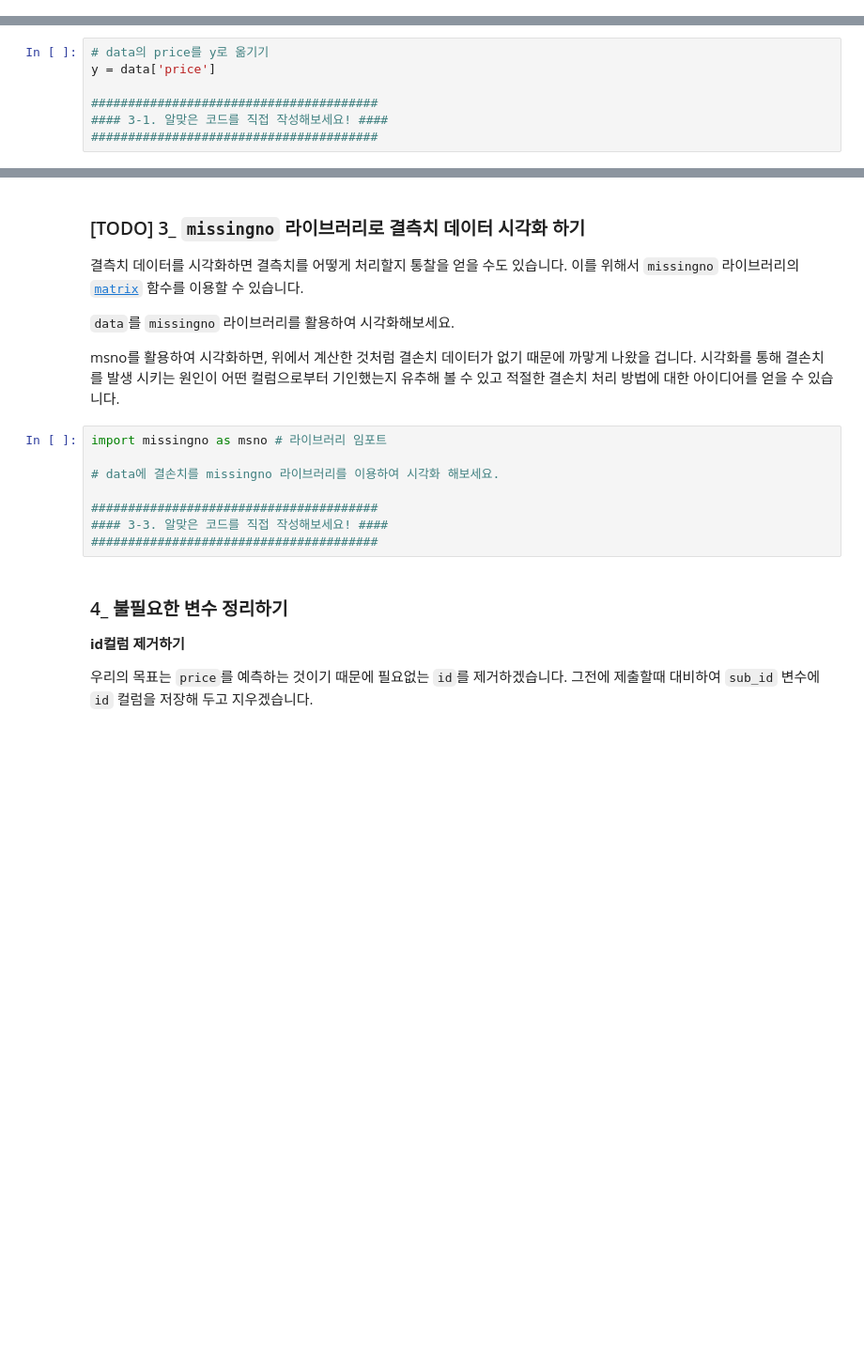
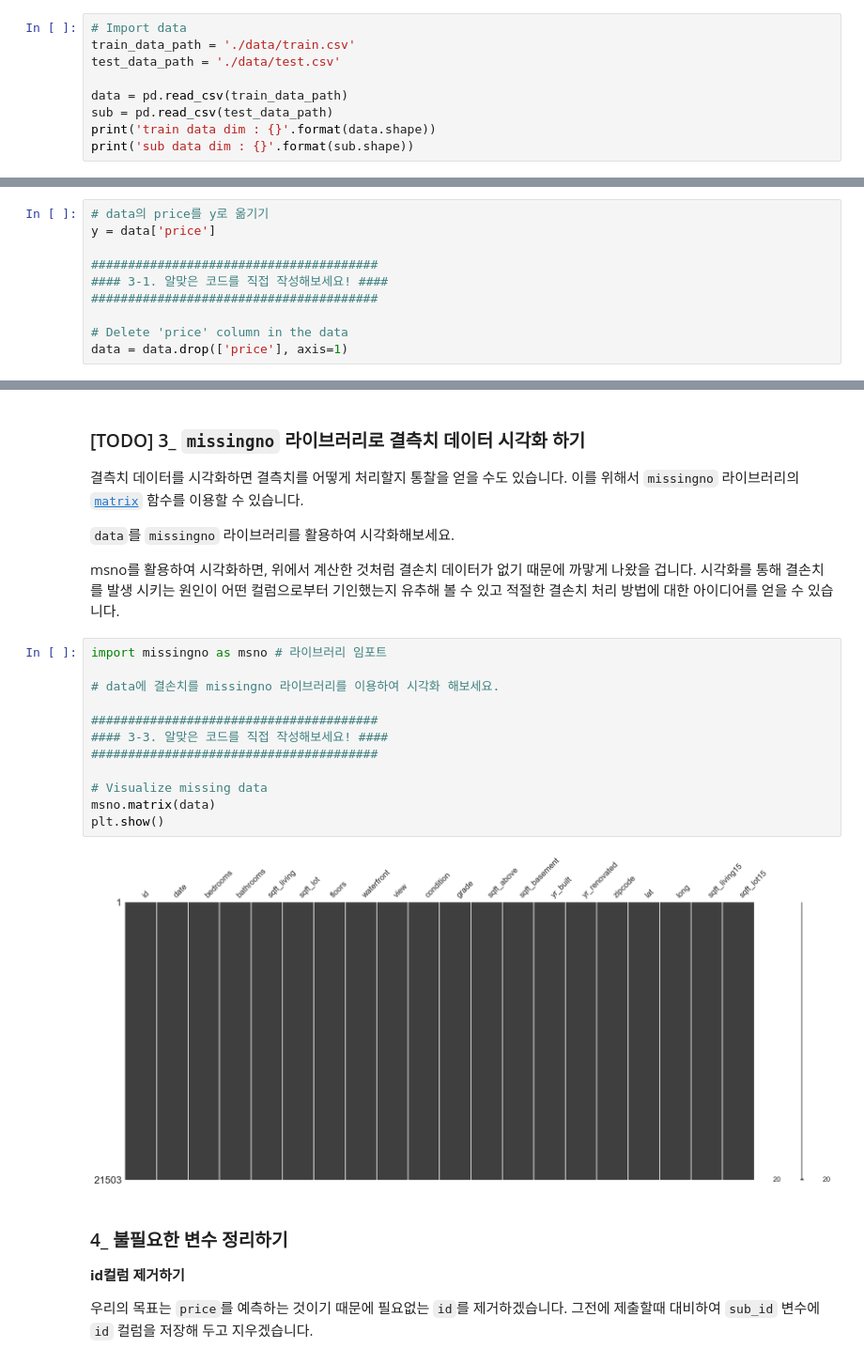
Before and after one commit to minsmis/NaverAI, a Jupyter notebook: notebooks/1주/7차시/3_캐글_EDA.ipynb, the cells around one changed output, grey strips where cells are left out. Shown at 94% size. Cells and saved outputs as stored; diff of their text form; blank space fills up the shorter version.

```diff
--- a/notebooks/1주/7차시/3_캐글_EDA.ipynb
+++ b/notebooks/1주/7차시/3_캐글_EDA.ipynb
@@ -32,0 +51,9 @@
+# %%
+# Import data
+train_data_path = './data/train.csv'
+test_data_path = './data/test.csv'
+
+data = pd.read_csv(train_data_path)
+sub = pd.read_csv(test_data_path)
+print('train data dim : {}'.format(data.shape))
+print('sub data dim : {}'.format(sub.shape))
@@ -37,6 +79,9 @@ y = data['price']
 #######################################
 #### 3-1. 알맞은 코드를 직접 작성해보세요! ####
 #######################################
+
+# Delete 'price' column in the data
+data = data.drop(['price'], axis=1)
 # %% [markdown]
 코드를 잘 작성하셨다면 아래의 `data.colums`를 출력하였을 때 Index에 'price'가 없어야 합니다.
 # %%
@@ -115,11 +238,17 @@ msno를 활용하여 시각화하면, 위에서 계산한 것처럼 결손치
 # %%
 import missingno as msno # 라이브러리 임포트
 
 # data에 결손치를 missingno 라이브러리를 이용하여 시각화 해보세요.
 
 #######################################
 #### 3-3. 알맞은 코드를 직접 작성해보세요! ####
 #######################################
+
+# Visualize missing data
+msno.matrix(data)
+plt.show()
+# %% [output]
+[figure, added]
 # %% [markdown]
 ### 4_ 불필요한 변수 정리하기
 
```
Also changed, not shown: parts of 18 cells of this notebook, 8 other files.
